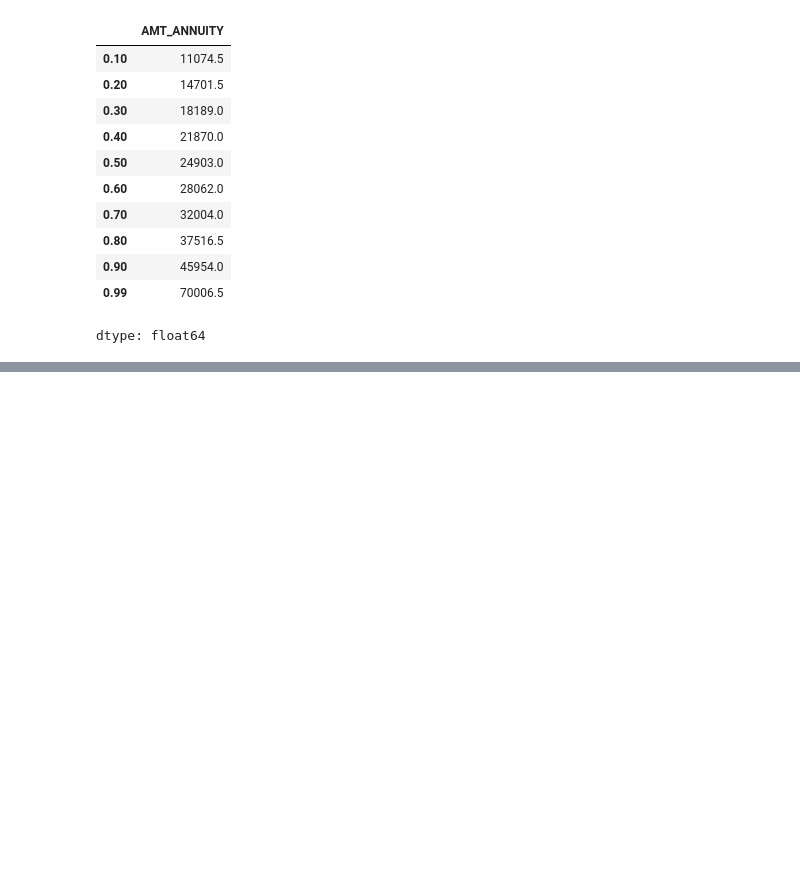
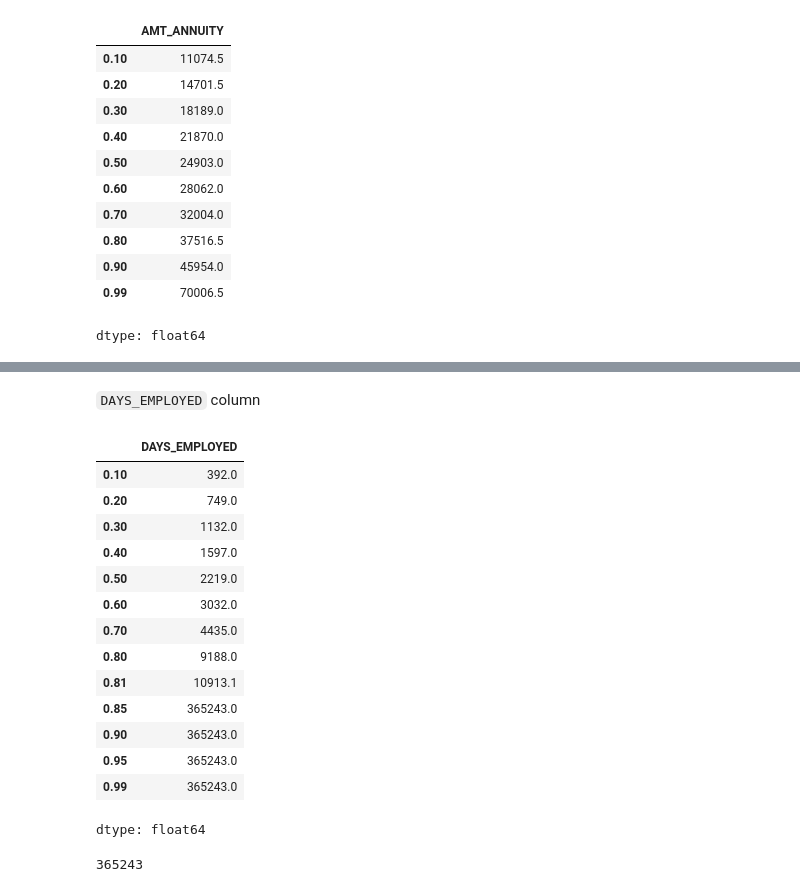
Before and after one commit to htetaunglynn94/portfolio_projects, a Jupyter notebook: eda_on_loan_default.ipynb, the cells around one changed output, grey strips where cells are left out. Drawn from its saved outputs; the diff is of its cells as text; code cells hidden in the pictures; blank space fills up the shorter version.

```diff
--- a/eda_on_loan_default.ipynb
+++ b/eda_on_loan_default.ipynb
@@ -646,6 +650,6 @@ dtype: float64
 # %%
-bins = [0,200000,400000,600000,800000,900000,1000000, 1854000]
-labels = ['0-200K','200K-400K','400K-600K','600K-800K','800K-900K','900K-1M','Above 1M']
-app_score_col_rmvd['AMT_CREDIT_RANGES'] = pd.cut(app_score_col_rmvd['AMT_CREDIT'],
+bins = [0,25000,50000,100000,150000,200000,258025.5]
+labels = ['0-25K','25K-50K','50K-100K','100K-150K','150K-200K','Above 200K']
+app_score_col_rmvd['AMT_ANNUITY_RANGES'] = pd.cut(app_score_col_rmvd['AMT_ANNUITY'],
                                                       bins=bins, labels=labels)
-app_score_col_rmvd.groupby('AMT_CREDIT_RANGES').size()
+app_score_col_rmvd.groupby('AMT_ANNUITY_RANGES').size()
@@ -651,0 +666,25 @@ app_score_col_rmvd.groupby('AMT_CREDIT_RANGES').size()
+# %% [markdown]
+`DAYS_EMPLOYED` column
+# %%
+app_score_col_rmvd['DAYS_EMPLOYED'].quantile([.1,.2,.3,.4,.5,.6,.7,.8,.81,.85,.9,.95,.99])
+# %% [output]
+|  | DAYS_EMPLOYED |
+| 0.10 | 392.0 |
+| 0.20 | 749.0 |
+| 0.30 | 1132.0 |
+| 0.40 | 1597.0 |
+| 0.50 | 2219.0 |
+| 0.60 | 3032.0 |
+| 0.70 | 4435.0 |
+| 0.80 | 9188.0 |
+| 0.81 | 10913.1 |
+| 0.85 | 365243.0 |
+| 0.90 | 365243.0 |
+| 0.95 | 365243.0 |
+| 0.99 | 365243.0 |
+dtype: float64
+# %%
+max_value = app_score_col_rmvd['DAYS_EMPLOYED'].max()
+max_value
+# %% [output]
+365243
```
Also changed, not shown: parts of 5 cells of this notebook.
